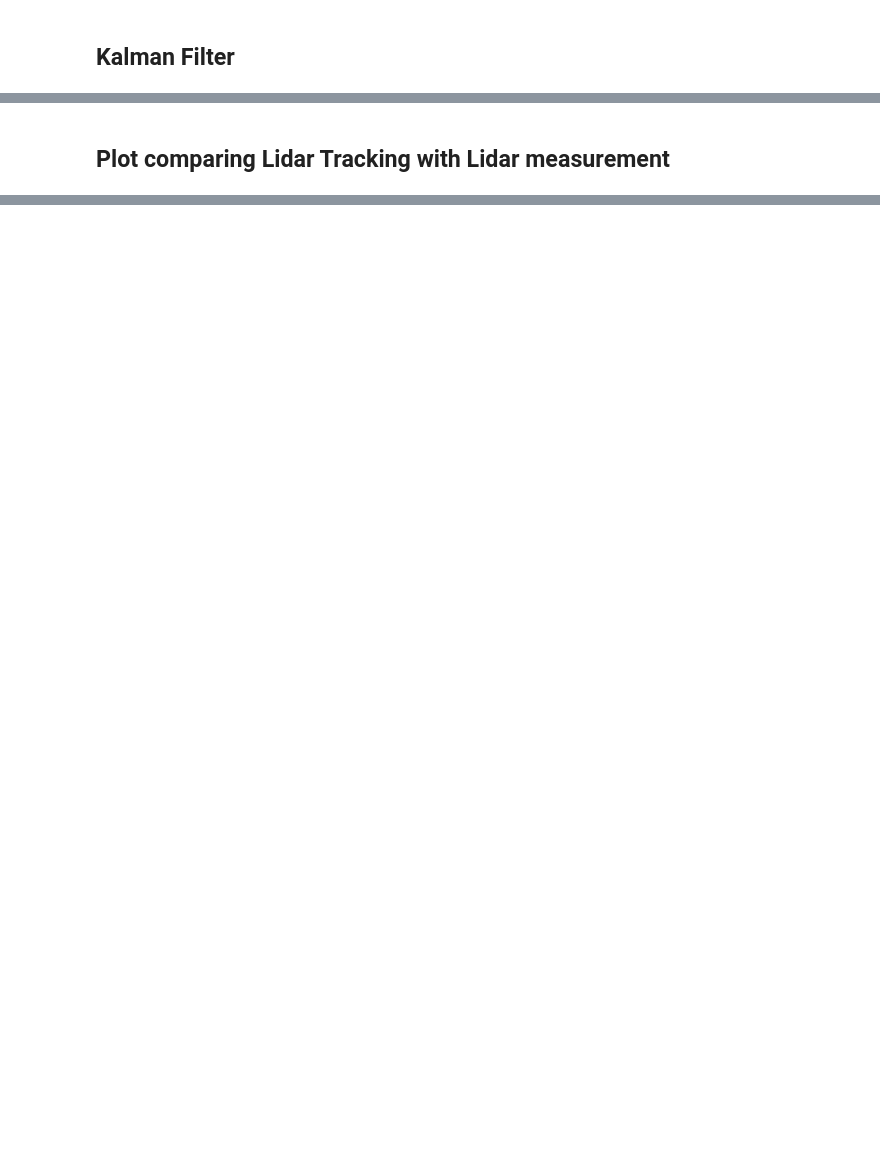
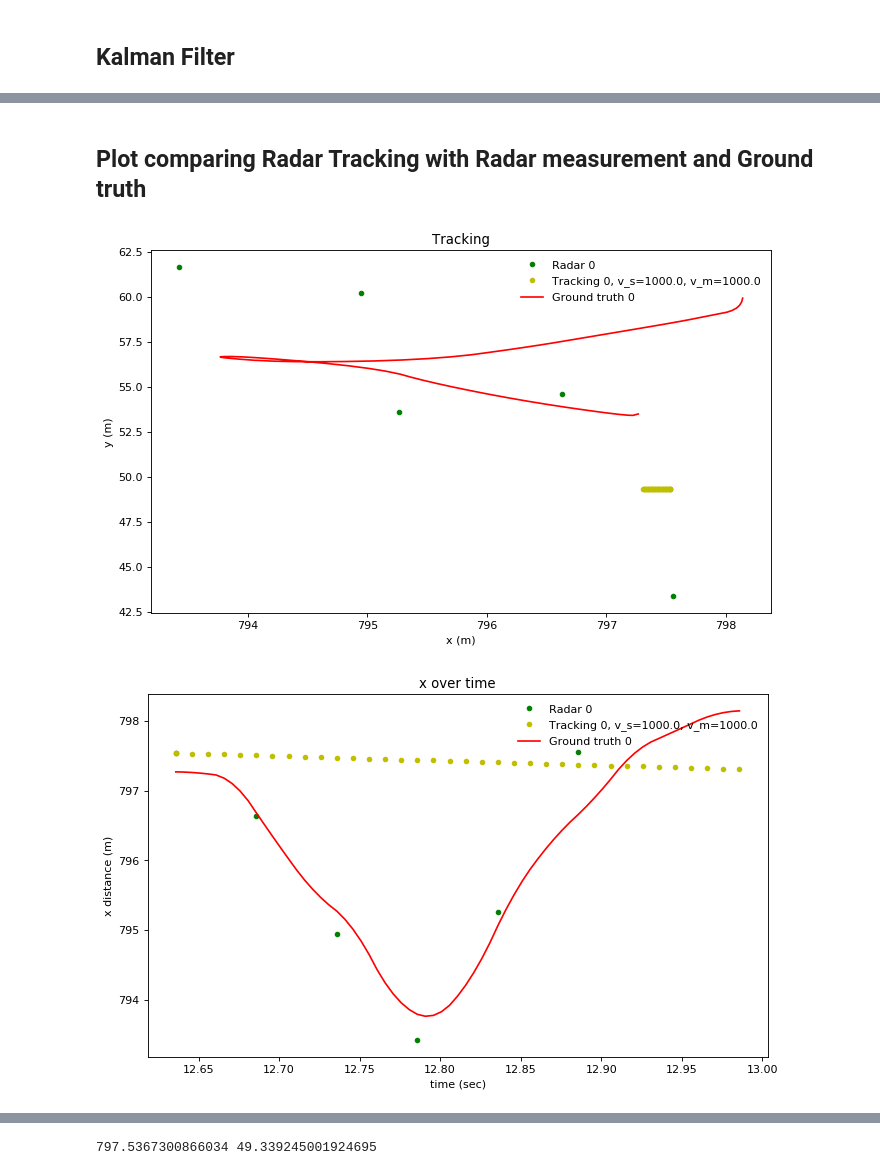
Before and after one commit to YeongsooKim/TrackingObjectStudy, a Jupyter notebook: TrackingStudy.ipynb, the cells around one changed output, grey strips where cells are left out. Drawn from its saved outputs; the diff is of its cells as text; code cells hidden in the pictures; blank space fills up the shorter version.

Commit message:
Complete tracking class

```diff
--- a/TrackingStudy.ipynb
+++ b/TrackingStudy.ipynb
@@ -878,38 +1009,41 @@ plt.show()
 # %% [markdown]
-## Plot comparing Lidar Tracking with Lidar measurement
+## Plot comparing Radar Tracking with Radar measurement and Ground truth
 # %%
 # Tracking plot
 plt.figure(figsize=(10,6), dpi=80)
 plt.title("Tracking")
-radars[obj].plot (timesRadar, obj, TRAJECTORY)
-trackRadar.plot (timesTracking, obj, TRAJECTORY, 'k')
-objects[obj].plot (times, obj, TRAJECTORY)
+radars[objectID].plot (objectID, TRAJECTORY)
+trackForPlot.plot (objectID, TRAJECTORY, COLOR['yellow'])
+objects[objectID].plot (objectID, TRAJECTORY, COLOR['red'])
 
 plt.legend(loc='upper right', frameon=False)
 plt.xlabel('x (m)')
 plt.ylabel('y (m)')
 plt.show()
 
 # x over time
 plt.figure(figsize=(10,6), dpi=80)
 plt.title("x over time")
-radars[obj].plot (timesRadar, obj, X)
-trackRadar.plot (timesTracking, obj, X, 'k')
-objects[obj].plot (times, obj, X)
+radars[objectID].plot (objectID, X)
+trackForPlot.plot (objectID, X, COLOR['yellow'])
+objects[objectID].plot (objectID, X, COLOR['red'])
 
 plt.legend(loc='upper right', frameon=False)
 plt.xlabel('time (sec)')
 plt.ylabel('x distance (m)')
 plt.show()
 
 # y over time
 plt.figure(figsize=(10,6), dpi=80)
 plt.title("y over time")
-radars[obj].plot (timesRadar, obj, Y)
-trackRadar.plot (timesTracking, obj, Y, 'k')
-objects[obj].plot (times, obj, Y)
+radars[objectID].plot (objectID, Y)
+trackForPlot.plot (objectID, Y, COLOR['yellow'])
+objects[objectID].plot (objectID, Y, COLOR['red'])
 
 plt.legend(loc='upper right', frameon=False)
 plt.xlabel('time (sec)')
 plt.ylabel('y distance (m)')
 plt.show()
+# %% [output]
+[figure, added]
+[figure, added]
@@ -915,0 +1051,4 @@ plt.show()
+# %%
+print (radars[0].trajectory.x[0], radars[0].trajectory.y[0])
+# %% [output]
+797.5367300866034 49.339245001924695
```
Also changed, not shown: parts of 18 cells of this notebook.
